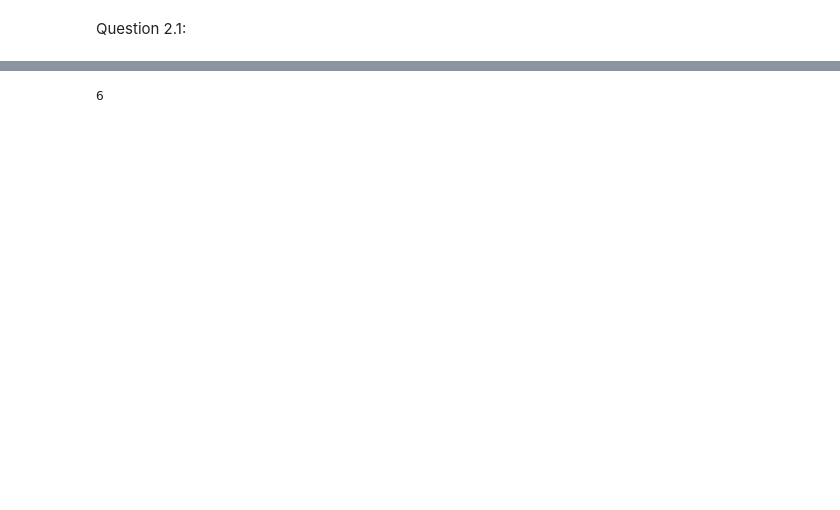
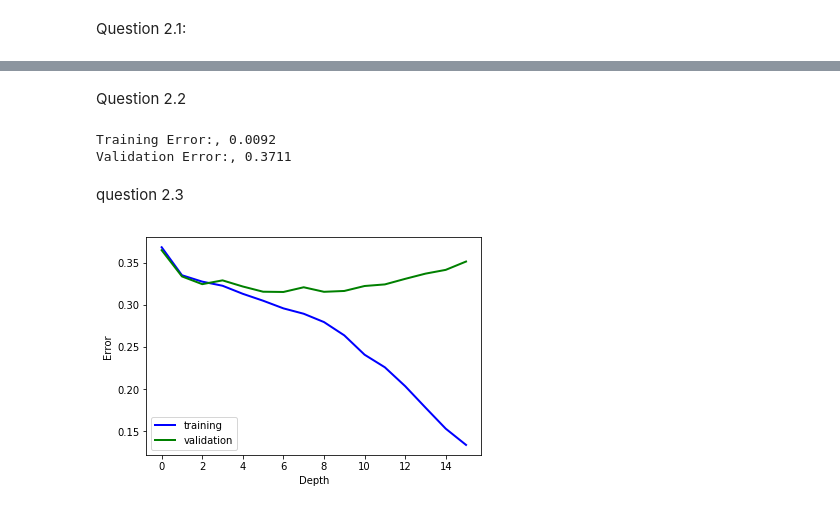
Before and after one commit to nuslarry/cs273a, a Jupyter notebook: 273-hw4-code/cs273a-hw4.ipynb, the cells around one changed output, grey strips where cells are left out. Saved outputs shown, nothing was run; the diff lists cells and outputs as text; code cells hidden in the pictures; blank space fills up the shorter version.

```diff
--- a/273-hw4-code/cs273a-hw4.ipynb
+++ b/273-hw4-code/cs273a-hw4.ipynb
@@ -59,24 +86,40 @@ for i in range(X.shape[1]):
+# %% [markdown]
+Question 2.2
 # %%
-print("gg")
 xt_0_10000 = xt[0:10000]
 yt_0_10000 = yt[0:10000]
-
 xv_10000_20000 = xt[10000:20000]
-yv_10000_20000 = yt[20000:100000]
-
+yv_10000_20000 = yt[10000:20000]
+# training
 dt = ml.dtree.treeClassify(xt_0_10000, yt_0_10000, maxDepth = 50)
-
-
-yt_0_10000_hat = dt.predict(xt_0_10000))
-yv_0_10000_hat = arr(dt.predict(xv_10000_20000))
-
-# Yt_true = arr(Yt)
-# Yv_true = arr(Yv)
-
-# print('Training Error:, %0.4f' %(np.mean(ythat.reshape(Yt_true.shape) != Yt_true)))
-# print('Validation Error:, %0.4f' %(np.mean(yvhat.reshape(Yv_true.shape) != Yv_true)))
+yt_0_10000_hat = dt.predict(xt_0_10000)
+yv_10000_20000_hat = dt.predict(xv_10000_20000)
+#output
+print('Training Error:, %0.4f' %(np.sum(yt_0_10000!=yt_0_10000_hat)/yt_0_10000.shape[0]))
+print('Validation Error:, %0.4f' %(np.sum(yv_10000_20000!=yv_10000_20000_hat)/yv_10000_20000.shape[0]))
+# %% [output]
+Training Error:, 0.0092
+Validation Error:, 0.3711
-# %%
-kk=[1,2,3]
-print(np.sum(kk))
-# %% [output]
-6
+# %% [markdown]
+question 2.3
+# %%
+training_errs=[]
+validation_errs=[]
+for depth in range(16):
+    dt = ml.dtree.treeClassify(xt_0_10000, yt_0_10000, maxDepth = depth)
+    yt_0_10000_hat = dt.predict(xt_0_10000)
+    yv_10000_20000_hat = dt.predict(xv_10000_20000)
+    training_err=np.sum(yt_0_10000!=yt_0_10000_hat)/yt_0_10000.shape[0]
+    validation_err=np.sum(yv_10000_20000!=yv_10000_20000_hat)/yv_10000_20000.shape[0]
+    training_errs.append(training_err)
+    validation_errs.append(validation_err)
+
+#print("training_errs.shape=",training_errs)
+plt.plot(range(16), training_errs, 'b-', linewidth=2, label='training')
+plt.plot(range(16), validation_errs, 'g-', linewidth=2, label='validation')
+plt.legend(loc='lower left')
+plt.xlabel('Depth')
+plt.ylabel('Error')
+plt.show()
+# %% [output]
+[figure, added]
```
Also changed, not shown: parts of 10 cells of this notebook, 1 other file.
